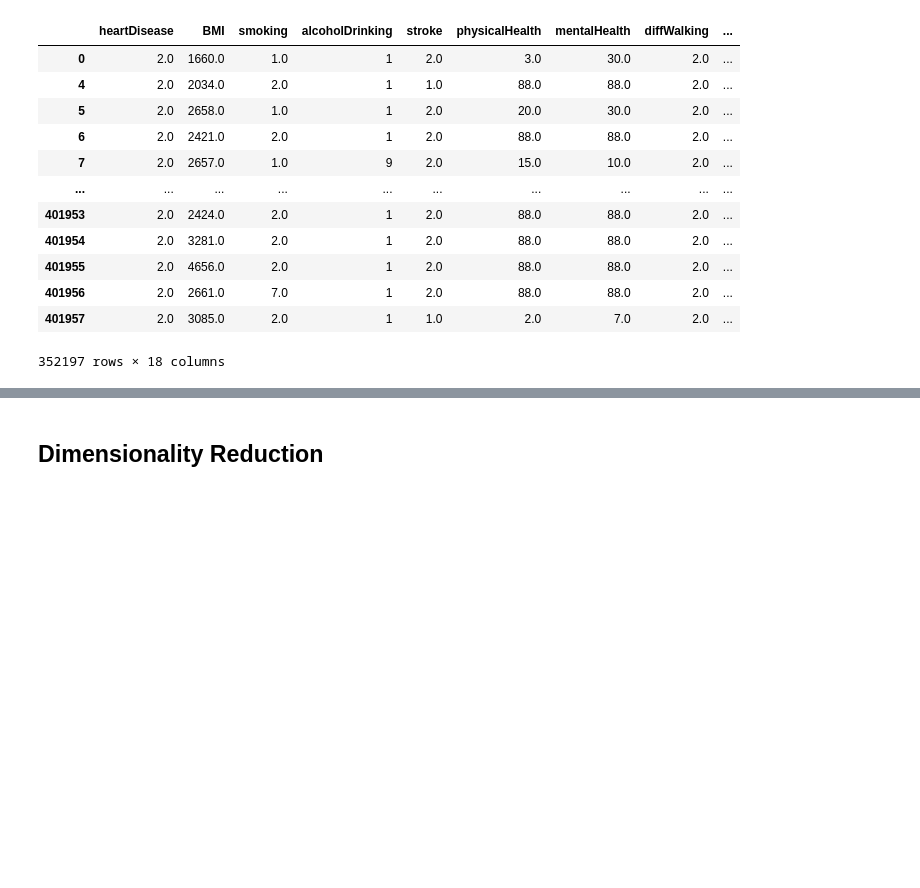
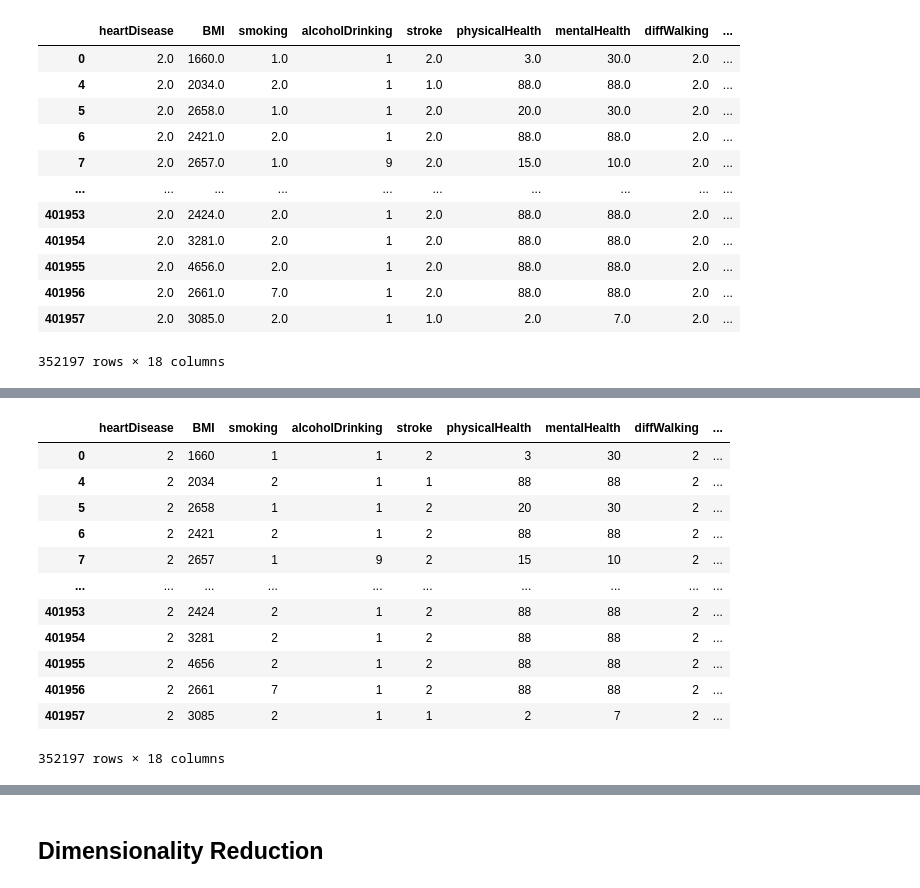
Before and after one commit to Suhyrhasan/Risk-Prediction-For-Heart-Disease, a Jupyter notebook: DatasetAfterPreprocessing.ipynb, the cells around one changed output, grey strips where cells are left out. Saved outputs shown, nothing was run; the diff lists cells and outputs as text; code cells hidden in the pictures; blank space fills up the shorter version.

```diff
--- a/DatasetAfterPreprocessing.ipynb
+++ b/DatasetAfterPreprocessing.ipynb
@@ -210,0 +211,16 @@ memory usage: 26.9 MB
+# %%
+heartDisease
+# %% [output]
+|  | heartDisease | BMI | smoking | alcoholDrinking | stroke | physicalHealth | mentalHealth | diffWalking | ... |
+| 0 | 2 | 1660 | 1 | 1 | 2 | 3 | 30 | 2 | ... |
+| 4 | 2 | 2034 | 2 | 1 | 1 | 88 | 88 | 2 | ... |
+| 5 | 2 | 2658 | 1 | 1 | 2 | 20 | 30 | 2 | ... |
+| 6 | 2 | 2421 | 2 | 1 | 2 | 88 | 88 | 2 | ... |
+| 7 | 2 | 2657 | 1 | 9 | 2 | 15 | 10 | 2 | ... |
+| ... | ... | ... | ... | ... | ... | ... | ... | ... | ... |
+| 401953 | 2 | 2424 | 2 | 1 | 2 | 88 | 88 | 2 | ... |
+| 401954 | 2 | 3281 | 2 | 1 | 2 | 88 | 88 | 2 | ... |
+| 401955 | 2 | 4656 | 2 | 1 | 2 | 88 | 88 | 2 | ... |
+| 401956 | 2 | 2661 | 7 | 1 | 2 | 88 | 88 | 2 | ... |
+| 401957 | 2 | 3085 | 2 | 1 | 1 | 2 | 7 | 2 | ... |
+352197 rows × 18 columns
```
Also changed, not shown: parts of 3 cells of this notebook, 1 other file.
